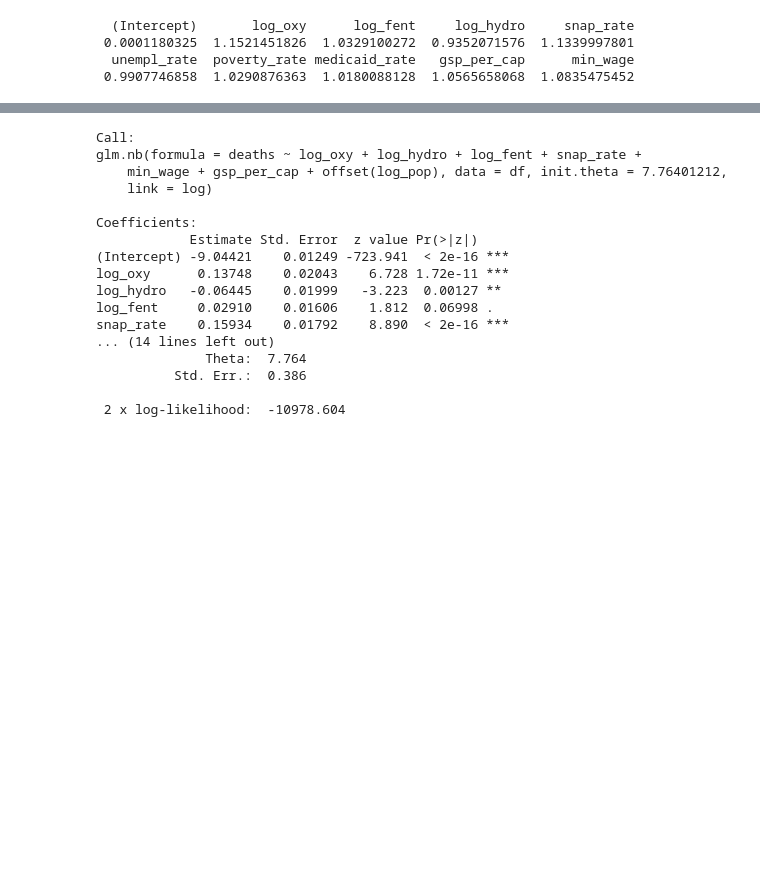
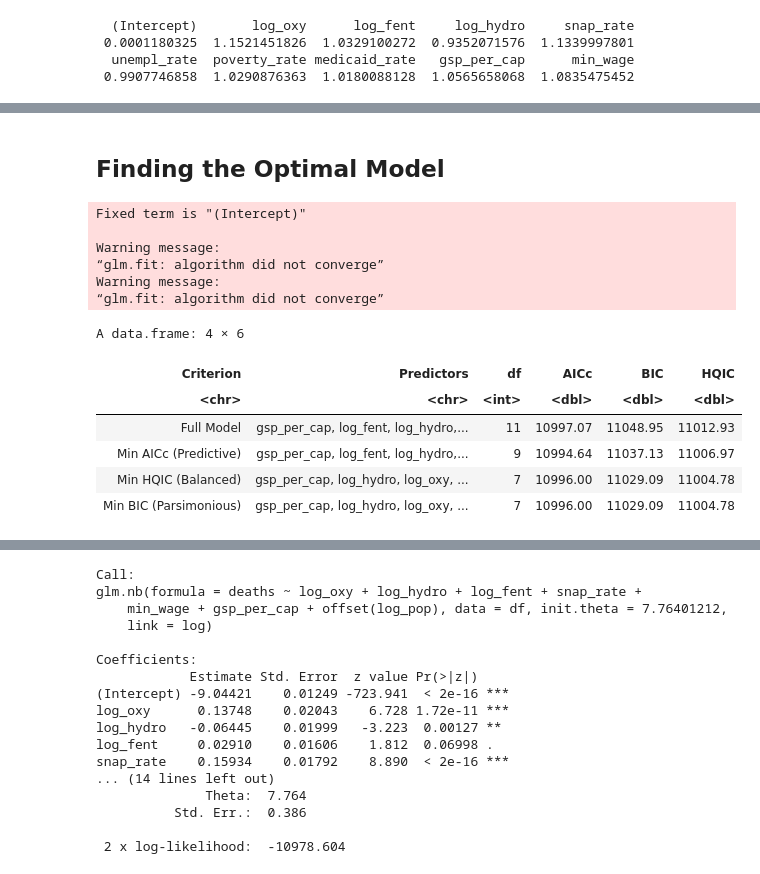
Before and after one commit to amberteetsel/opioid-crisis, a Jupyter notebook: src/neg_binom.ipynb, the cells around one changed output, grey strips where cells are left out. Drawn from its saved outputs; the diff is of its cells as text; code cells hidden in the pictures; blank space fills up the shorter version.

```diff
--- a/src/neg_binom.ipynb
+++ b/src/neg_binom.ipynb
@@ -128,0 +62,67 @@ log_oxy       0.14233    0.02057    6.919 4.56e-12 ***
+# %% [markdown]
+## Finding the Optimal Model
+# %%
+# Custom HQIC calculation function
+HQIC <- function(model) {
+  n <- nobs(model)
+  k <- length(coef(model))
+  return(-2 * as.numeric(logLik(model)) + 2 * k * log(log(n)))
+}
+
+# fit full model
+options(na.action = "na.fail")
+global_nb <- glm.nb(deaths ~ log_oxy + log_fent + log_hydro +
+                      snap_rate + unempl_rate + poverty_rate +
+                      medicaid_rate + gsp_per_cap + min_wage +
+                      offset(log_pop),
+                    data = df)
+
+# Calculate AICc, BIC, and HQIC for all models
+model_comparison_table <- dredge(global_nb,
+                                 rank = "AICc",
+                                 extra = c("BIC", "HQIC"))
+
+# 4. Extract the #1 model for each criterion
+best_aicc_model <- get.models(model_comparison_table, 1)[[1]]
+best_bic_model <- get.models(subset(model_comparison_table, rank(BIC) == 1), 1)[[1]]
+best_hqic_model <- get.models(subset(model_comparison_table, rank(HQIC) == 1), 1)[[1]]
+
+# summarize the winning models
+summarize_winner <- function(mod, label) {
+  vars <- names(coef(mod))[-1] # exclude intercept
+  vars <- vars[vars != "offset(log_pop)"]
+  vars <- sort(vars)
+  data.frame(
+    Criterion = label,
+    Predictors = paste(vars, collapse = ", "),
+    df = attr(logLik(mod), "df"),
+    AICc = round(MuMIn::AICc(mod), 2),
+    BIC  = round(BIC(mod), 2),
+    HQIC = round(HQIC(mod), 2)
+  )
+}
+
+# final comparison table
+comparison_summary <- rbind(
+  summarize_winner(mod_nb, "Full Model"),
+  summarize_winner(best_aicc_model, "Min AICc (Predictive)"),
+  summarize_winner(best_hqic_model, "Min HQIC (Balanced)"),
+  summarize_winner(best_bic_model,  "Min BIC (Parsimonious)")
+)
+
+model_comp <- data.frame(comparison_summary)
+model_comp
+# %% [output]
+Fixed term is "(Intercept)"
+
+Warning message:
+“glm.fit: algorithm did not converge”
+Warning message:
+“glm.fit: algorithm did not converge”
+A data.frame: 4 × 6
+| Criterion | Predictors | df | AICc | BIC | HQIC |
+| <chr> | <chr> | <int> | <dbl> | <dbl> | <dbl> |
+| Full Model | gsp_per_cap, log_fent, log_hydro,... | 11 | 10997.07 | 11048.95 | 11012.93 |
+| Min AICc (Predictive) | gsp_per_cap, log_fent, log_hydro,... | 9 | 10994.64 | 11037.13 | 11006.97 |
+| Min HQIC (Balanced) | gsp_per_cap, log_hydro, log_oxy, ... | 7 | 10996.00 | 11029.09 | 11004.78 |
+| Min BIC (Parsimonious) | gsp_per_cap, log_hydro, log_oxy, ... | 7 | 10996.00 | 11029.09 | 11004.78 |
```
Also changed, not shown: parts of 11 cells of this notebook, 4 other files.
